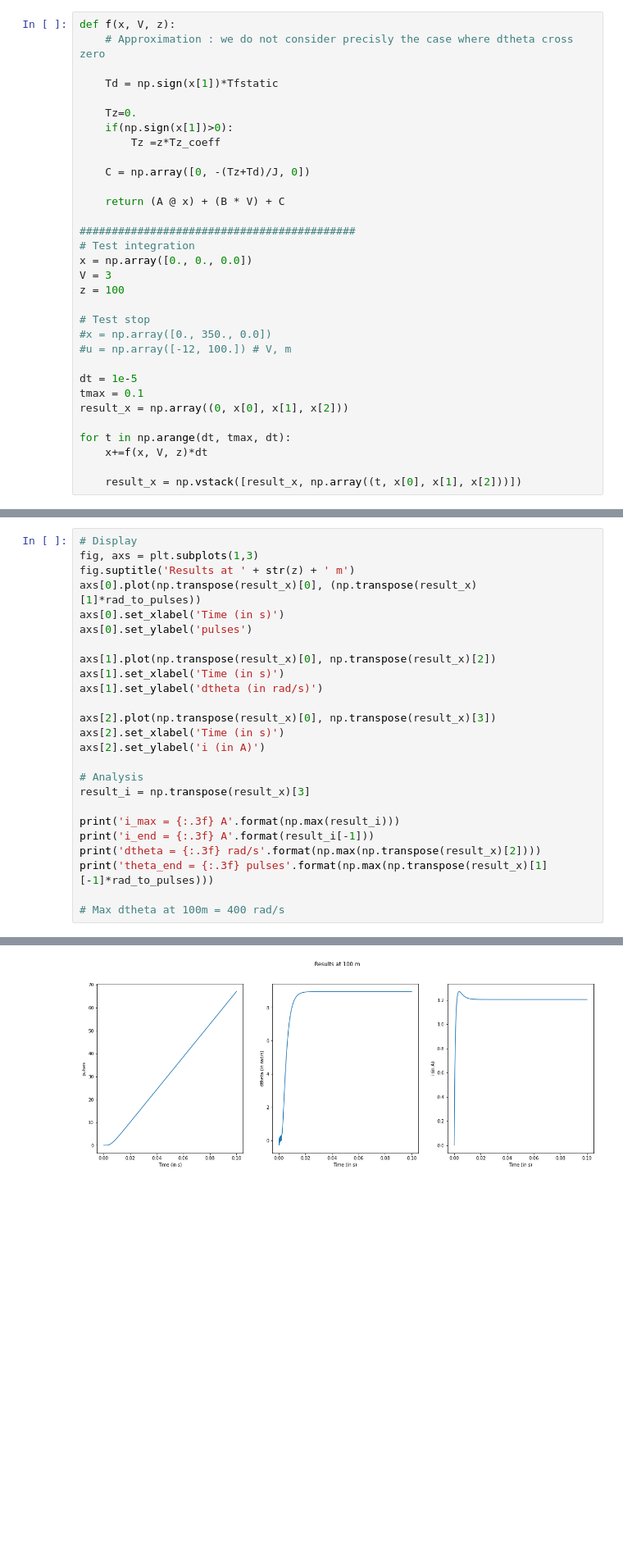
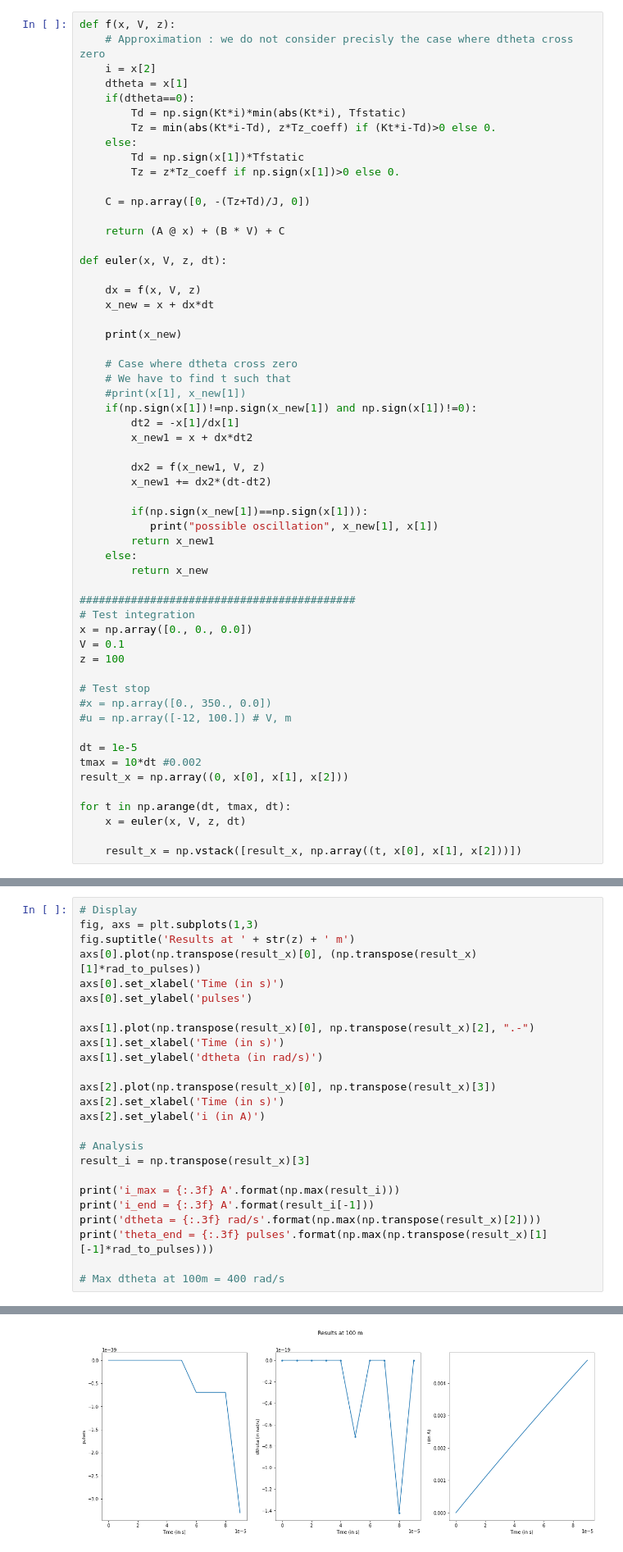
Before and after one commit to ThomasLeMezo/seabot2-hardware, a Jupyter notebook: simulation/DC_Simulator.ipynb, the cells around one changed output, grey strips where cells are left out. Shown: that part at 82% size. Cells and saved outputs as stored; diff of their text form; blank space fills up the shorter version.

```diff
--- a/simulation/DC_Simulator.ipynb
+++ b/simulation/DC_Simulator.ipynb
@@ -149,21 +150,46 @@ Input : $u = \begin{bmatrix}V\end{bmatrix}$
 # %%
 def f(x, V, z):
     # Approximation : we do not consider precisly the case where dtheta cross zero
-
-    Td = np.sign(x[1])*Tfstatic
-
-    Tz=0.
-    if(np.sign(x[1])>0):
-        Tz =z*Tz_coeff
+    i = x[2]
+    dtheta = x[1]
+    if(dtheta==0):
+        Td = np.sign(Kt*i)*min(abs(Kt*i), Tfstatic)
+        Tz = min(abs(Kt*i-Td), z*Tz_coeff) if (Kt*i-Td)>0 else 0.
+    else:
+        Td = np.sign(x[1])*Tfstatic
+        Tz = z*Tz_coeff if np.sign(x[1])>0 else 0.
 
     C = np.array([0, -(Tz+Td)/J, 0])
 
     return (A @ x) + (B * V) + C
 
+def euler(x, V, z, dt):
+
+    dx = f(x, V, z)
+    x_new = x + dx*dt
+
+    print(x_new)
+
+    # Case where dtheta cross zero
+    # We have to find t such that
+    #print(x[1], x_new[1])
+    if(np.sign(x[1])!=np.sign(x_new[1]) and np.sign(x[1])!=0):
+        dt2 = -x[1]/dx[1]
+        x_new1 = x + dx*dt2
+
+        dx2 = f(x_new1, V, z)
+        x_new1 += dx2*(dt-dt2)
+
+        if(np.sign(x_new[1])==np.sign(x[1])):
+           print("possible oscillation", x_new[1], x[1])
+        return x_new1
+    else:
+        return x_new
+
 ###########################################
 # Test integration
 x = np.array([0., 0., 0.0])
-V = 3
+V = 0.1
 z = 100
 
 # Test stop
@@ -171,10 +197,10 @@ z = 100
 #u = np.array([-12, 100.]) # V, m
 
 dt = 1e-5
-tmax = 0.1
+tmax = 10*dt #0.002
 result_x = np.array((0, x[0], x[1], x[2]))
 
 for t in np.arange(dt, tmax, dt):
-    x+=f(x, V, z)*dt
+    x = euler(x, V, z, dt)
 
     result_x = np.vstack([result_x, np.array((t, x[0], x[1], x[2]))])
@@ -186,7 +222,7 @@ axs[0].plot(np.transpose(result_x)[0], (np.transpose(result_x)[1]*rad_to_pulses)
 axs[0].set_xlabel('Time (in s)')
 axs[0].set_ylabel('pulses')
 
-axs[1].plot(np.transpose(result_x)[0], np.transpose(result_x)[2])
+axs[1].plot(np.transpose(result_x)[0], np.transpose(result_x)[2], ".-")
 axs[1].set_xlabel('Time (in s)')
 axs[1].set_ylabel('dtheta (in rad/s)')
 
@@ -211,4 +247,4 @@ theta_end = 67.015 pulses
-[figure, old version]
+[figure, new version]
 # %%
 result_i_adc = np.floor(result_i*current_to_adc)
 
```
Also changed, not shown: parts of 7 cells of this notebook, 4 other files.
